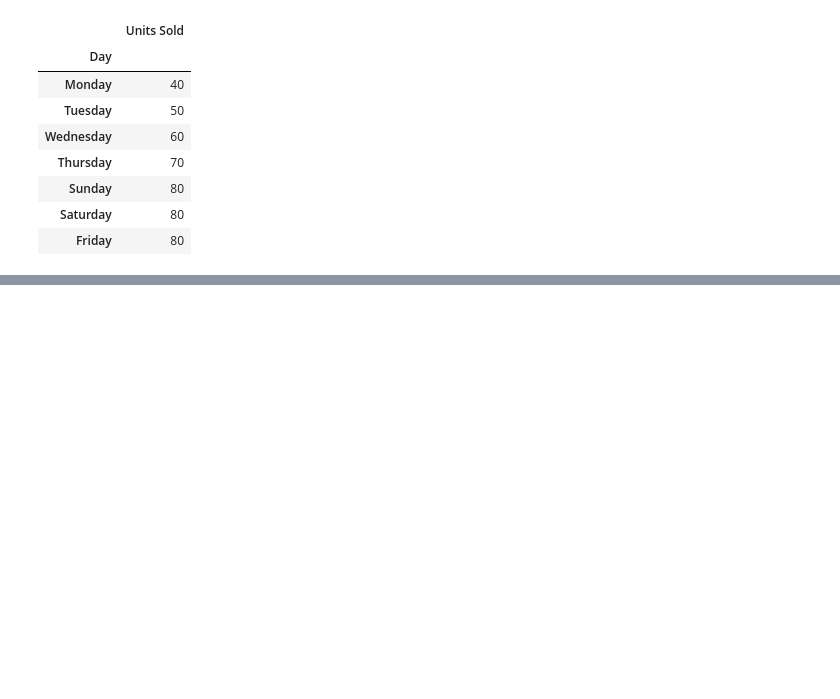
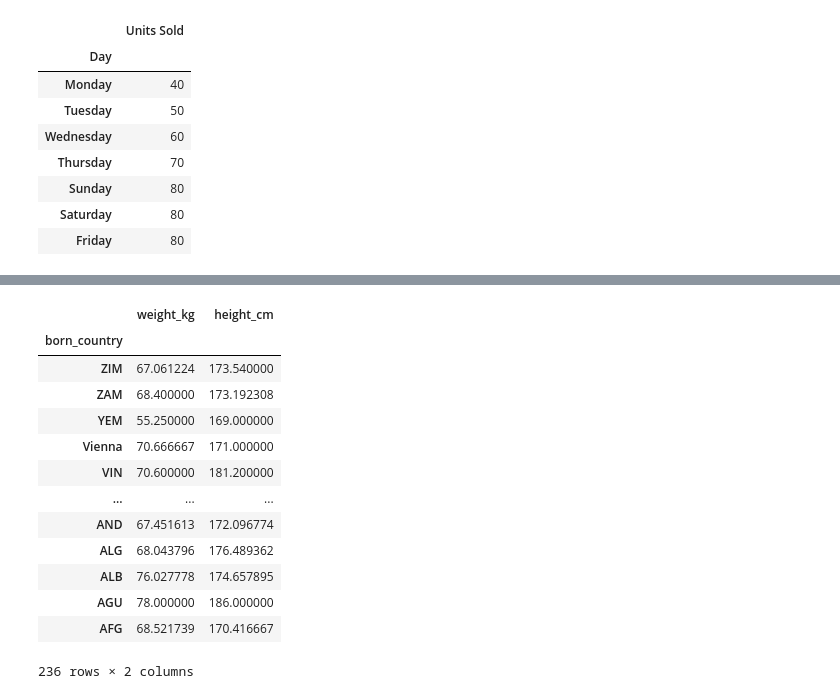
Before and after one commit to omkarpatole1799/numpy, a Jupyter notebook: pandas.ipynb, the cells around one changed output, grey strips where cells are left out. Saved outputs shown, nothing was run; the diff lists cells and outputs as text; code cells hidden in the pictures; blank space fills up the shorter version.

```diff
--- a/pandas.ipynb
+++ b/pandas.ipynb
@@ -1204,0 +1221,21 @@ df_coffee.groupby("Day").agg({
+# %%
+# find the avarge weight, height of athtletes by born_country
+df_bios.groupby("born_country").agg({
+  "weight_kg": "mean",
+  "height_cm": "mean"
+}).sort_values(by="born_country", ascending=False)
+# %% [output]
+|  | weight_kg | height_cm |
+| born_country |  |  |
+| ZIM | 67.061224 | 173.540000 |
+| ZAM | 68.400000 | 173.192308 |
+| YEM | 55.250000 | 169.000000 |
+| Vienna | 70.666667 | 171.000000 |
+| VIN | 70.600000 | 181.200000 |
+| ... | ... | ... |
+| AND | 67.451613 | 172.096774 |
+| ALG | 68.043796 | 176.489362 |
+| ALB | 76.027778 | 174.657895 |
+| AGU | 78.000000 | 186.000000 |
+| AFG | 68.521739 | 170.416667 |
+236 rows × 2 columns
```
Also changed, not shown: parts of 3 cells of this notebook.
